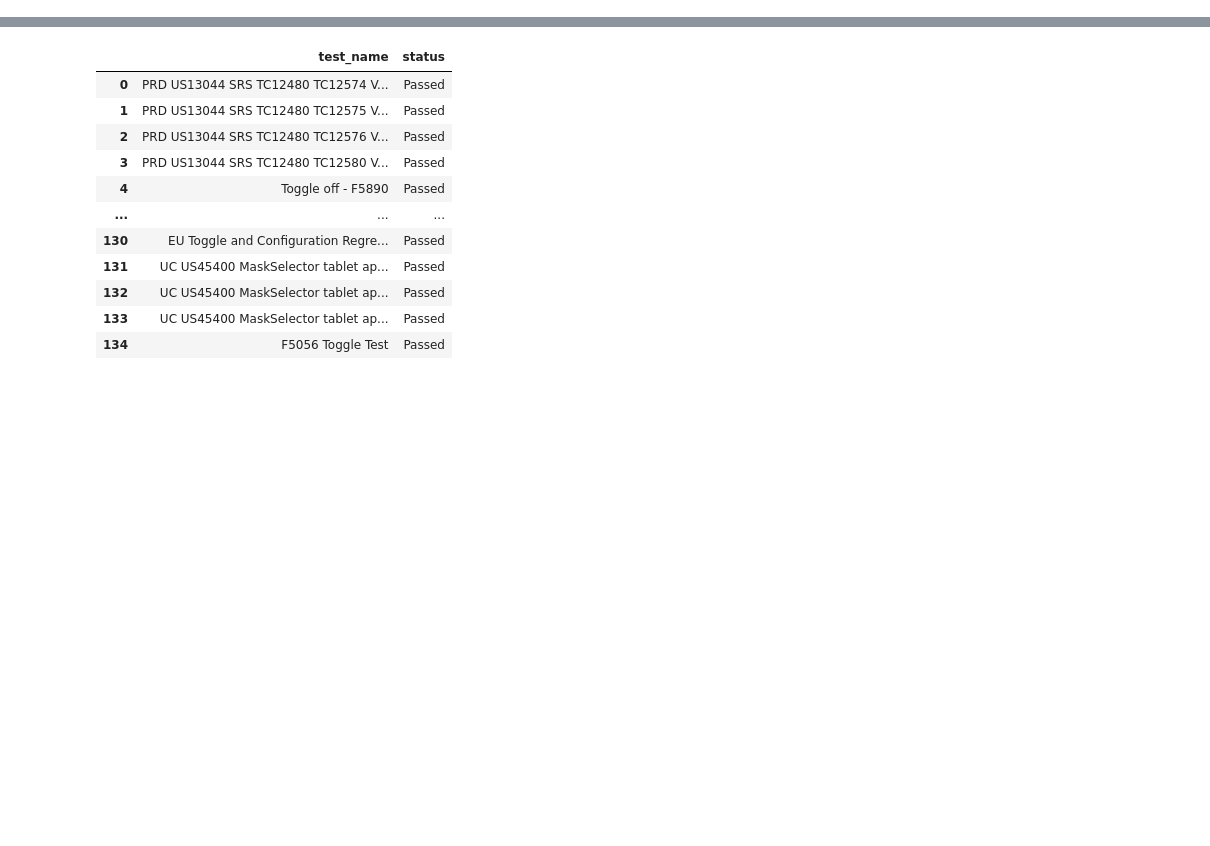
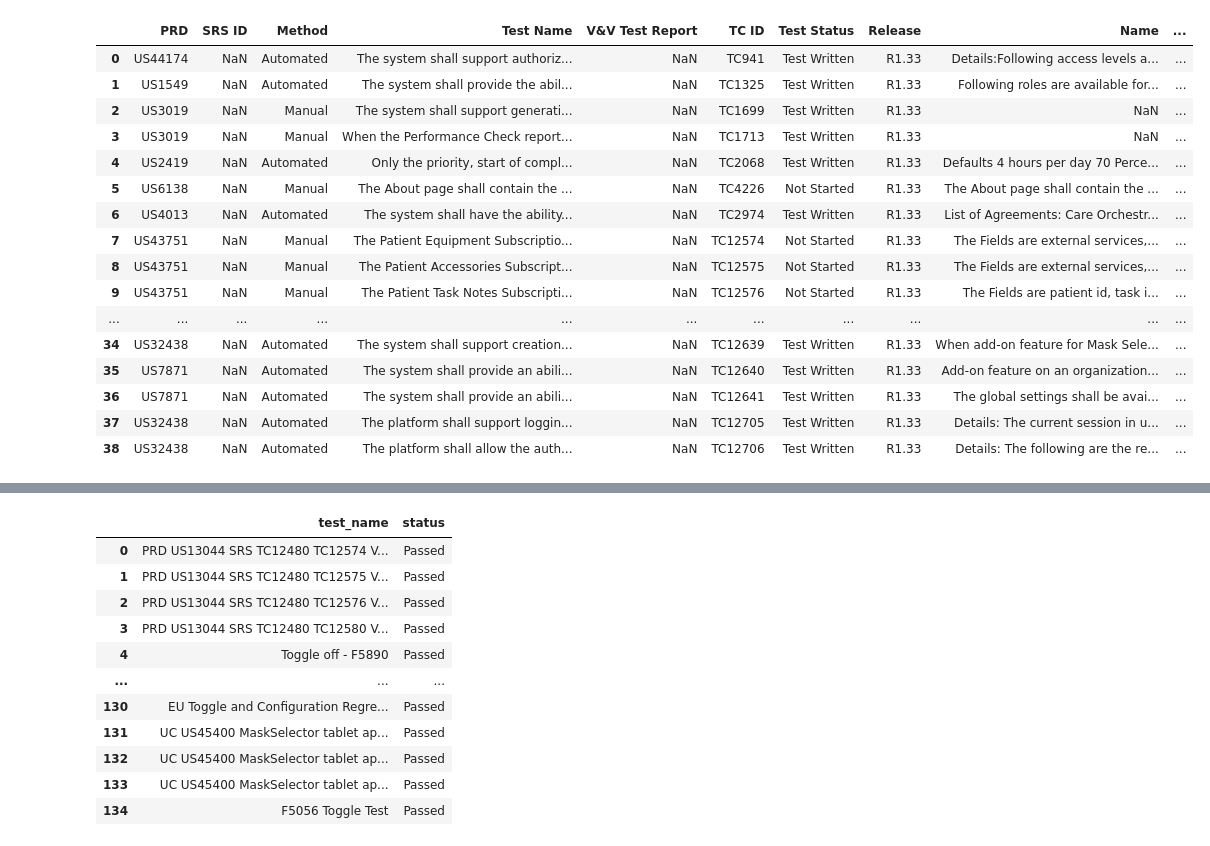
Before and after one commit to jacoblee628/systemsproject, a Jupyter notebook: src/more_experiments.ipynb, the cells around one changed output, grey strips where cells are left out. Saved outputs shown, nothing was run; the diff lists cells and outputs as text; code cells hidden in the pictures; blank space fills up the shorter version.

```diff
--- a/src/more_experiments.ipynb
+++ b/src/more_experiments.ipynb
@@ -4,0 +53,10 @@ from validate_trace import *
+# %%
+reorder = ["PRD Trace", "Method", "Name", "Formatted ID", "Status", "TC Maj Release", "Description", "Created By", "Application"]
+
+# Get the columns in the desired output order
+reordered = df[reorder]
+
+# TODO: Fix logic so that these columns are correctly populated. for now, blank columns filled with 'NaN'
+reordered.insert(loc=1, column="SRS ID", value=np.nan)
+reordered.insert(loc=4, column="V&V Test Report", value=np.nan)
+reordered
@@ -4,0 +81,24 @@ from validate_trace import *
+# %%
+# Rename the columns to desired output format
+new_col_names = ["PRD", "SRS ID", "Method", "Test Name", "V&V Test Report", "TC ID", "Test Status", "Release", "Name", "Owner", "Application"]
+
+reordered.columns = new_col_names
+reordered
+# %% [output]
+|  | PRD | SRS ID | Method | Test Name | V&V Test Report | TC ID | Test Status | Release | Name | ... |
+| 0 | US44174 | NaN | Automated | The system shall support authoriz... | NaN | TC941 | Test Written | R1.33 | Details:Following access levels a... | ... |
+| 1 | US1549 | NaN | Automated | The system shall provide the abil... | NaN | TC1325 | Test Written | R1.33 | Following roles are available for... | ... |
+| 2 | US3019 | NaN | Manual | The system shall support generati... | NaN | TC1699 | Test Written | R1.33 | NaN | ... |
+| 3 | US3019 | NaN | Manual | When the Performance Check report... | NaN | TC1713 | Test Written | R1.33 | NaN | ... |
+| 4 | US2419 | NaN | Automated | Only the priority, start of compl... | NaN | TC2068 | Test Written | R1.33 | Defaults 4 hours per day 70 Perce... | ... |
+| 5 | US6138 | NaN | Manual | The About page shall contain the ... | NaN | TC4226 | Not Started | R1.33 | The About page shall contain the ... | ... |
+| 6 | US4013 | NaN | Automated | The system shall have the ability... | NaN | TC2974 | Test Written | R1.33 | List of Agreements: Care Orchestr... | ... |
+| 7 | US43751 | NaN | Manual | The Patient Equipment Subscriptio... | NaN | TC12574 | Not Started | R1.33 | The Fields are external services,... | ... |
+| 8 | US43751 | NaN | Manual | The Patient Accessories Subscript... | NaN | TC12575 | Not Started | R1.33 | The Fields are external services,... | ... |
+| 9 | US43751 | NaN | Manual | The Patient Task Notes Subscripti... | NaN | TC12576 | Not Started | R1.33 | The Fields are patient id, task i... | ... |
+| ... | ... | ... | ... | ... | ... | ... | ... | ... | ... | ... |
+| 34 | US32438 | NaN | Automated | The system shall support creation... | NaN | TC12639 | Test Written | R1.33 | When add-on feature for Mask Sele... | ... |
+| 35 | US7871 | NaN | Automated | The system shall provide an abili... | NaN | TC12640 | Test Written | R1.33 | Add-on feature on an organization... | ... |
+| 36 | US7871 | NaN | Automated | The system shall provide an abili... | NaN | TC12641 | Test Written | R1.33 | The global settings shall be avai... | ... |
+| 37 | US32438 | NaN | Automated | The platform shall support loggin... | NaN | TC12705 | Test Written | R1.33 | Details: The current session in u... | ... |
+| 38 | US32438 | NaN | Automated | The platform shall allow the auth... | NaN | TC12706 | Test Written | R1.33 | Details: The following are the re... | ... |
```
Also changed, not shown: parts of 16 cells of this notebook, 7 other files.
